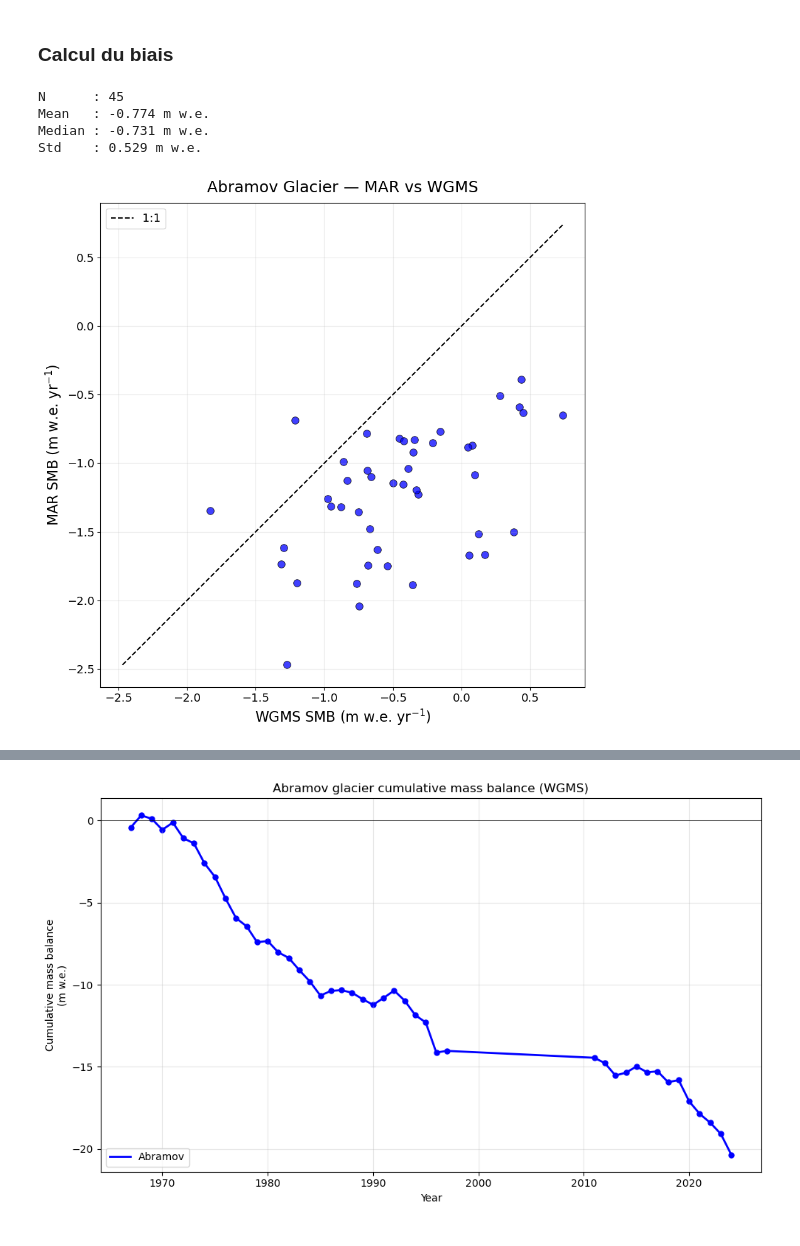
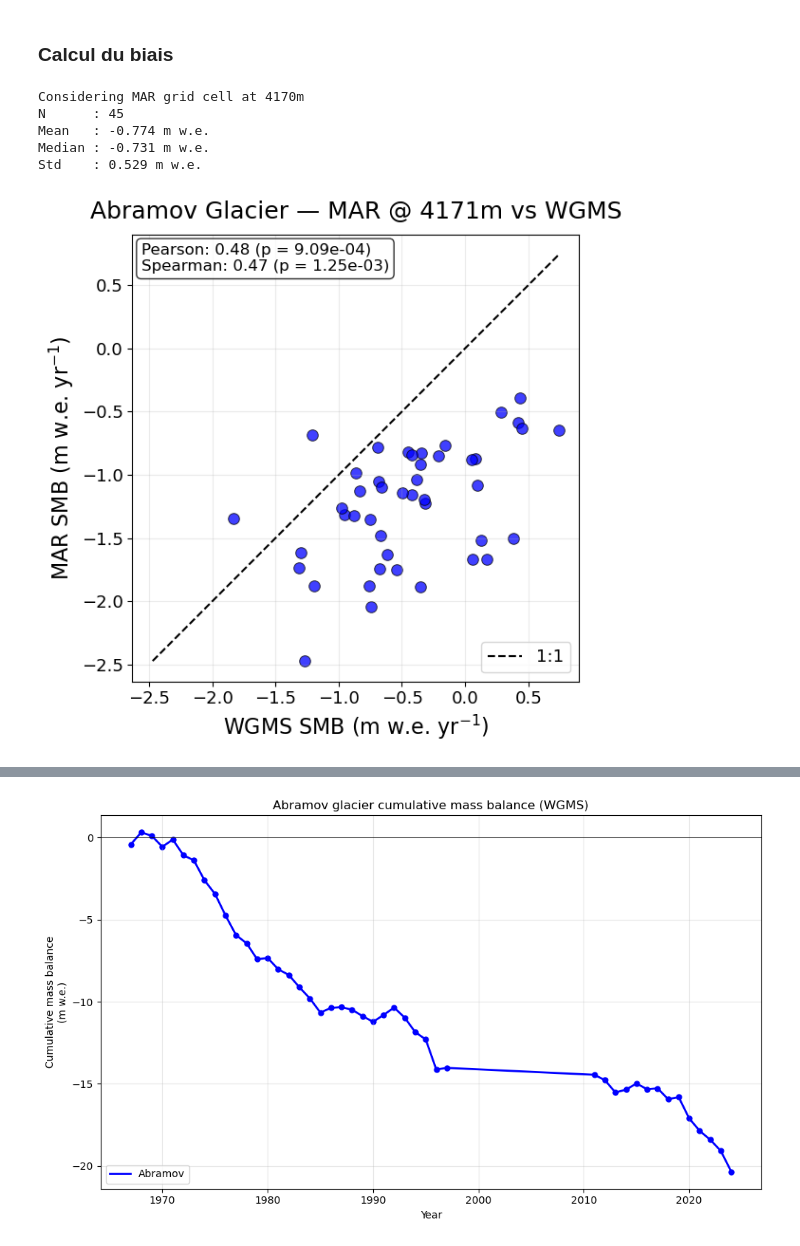
Before and after one commit to xfain/MAR_HMA, a Jupyter notebook: Pamir_domain/SMB.timeSeries_GRp-Abramov.ipynb, the cells around one changed output, grey strips where cells are left out. Cells and saved outputs as stored; diff of their text form; code cells hidden in the pictures.

```diff
--- a/Pamir_domain/SMB.timeSeries_GRp-Abramov.ipynb
+++ b/Pamir_domain/SMB.timeSeries_GRp-Abramov.ipynb
@@ -98,3 +100,18 @@ Latitude : 39.67844009399414
 Longitude : 71.48213958740234
 Altitude : 4171.5380859375
 %ICE : 33.333335876464844
+# %%
+dist = np.sqrt((ds_lat - abra_lat)**2 + (ds_lon - abra_lon)**2)
+idx_1d = dist.argmin().item()
+iY, iX = np.unravel_index(idx_1d, dist.shape)
+
+iX_N= iX+1
+iY_N = iY
+
+print("Caratéristique de la maille MAR voisine du glacier Abramov la plus haute")
+print("Indice Y :", iY_N)
+print("Indice X :", iX_N)
+print("Latitude :", ds_lat[iY_N, iX_N].item())
+print("Longitude :", ds_lon[iY_N, iX_N].item())
+print("Altitude :", ds_SH[iY_N, iX_N].item())
+print("Ice% :", ds_ICE[iY_N, iX_N].item())
@@ -796,11 +1407,13 @@ comparison["difference"] = comparison["MAR"] - comparison["WGMS"]
 
 n = comparison["difference"].count()
 
+print("Considering MAR grid cell at 4170m")
 print(f"N      : {n}")
 print(f"Mean   : {comparison['difference'].mean():.3f} m w.e.")
 print(f"Median : {comparison['difference'].median():.3f} m w.e.")
 print(f"Std    : {comparison['difference'].std():.3f} m w.e.")
 # %% [output]
+Considering MAR grid cell at 4170m
 N      : 45
 Mean   : -0.774 m w.e.
 Median : -0.731 m w.e.
@@ -812,9 +1425,7 @@ Std    : 0.529 m w.e.
 ds = smb_obs["Abramov"].copy()
 
 wgms = ds[["year", balance_col]].copy()
-
 wgms = wgms.rename(columns={
-    "year": "year",
     balance_col: "WGMS"
 })
 
@@ -831,11 +1442,9 @@ ds_SMB_abra_annual = (
     / 1000
 )
 
-# Ajouter une année pour faire correspondre
-# l'année hydrologique MAR avec l'année WGMS
+# Ajouter une année
 ds_SMB_abra_annual["time"] = (
-    ds_SMB_abra_annual.time.to_index()
-    + pd.DateOffset(years=1)
+    ds_SMB_abra_annual.time.to_index() + pd.DateOffset(years=1)
 )
 
 mar = pd.DataFrame({
@@ -844,7 +1453,7 @@ mar = pd.DataFrame({
 })
 
 # -------------------------
-# Comparaison MAR / WGMS
+# Fusion MAR / WGMS
 # -------------------------
 comparison = pd.merge(
     wgms,
@@ -853,15 +1462,21 @@ comparison = pd.merge(
     how="inner"
 )
 
-# Supprimer les années avec des valeurs manquantes
-comparison = comparison.dropna(
-    subset=["MAR", "WGMS"]
-)
+# -------------------------
+# Différence
+# -------------------------
+comparison["difference"] = comparison["MAR"] - comparison["WGMS"]
+
+# -------------------------
+# Calcul des coefficients de corrélation et des p-values
+# -------------------------
+pearson_corr, pearson_p = stats.pearsonr(comparison["WGMS"], comparison["MAR"])
+spearman_corr, spearman_p = stats.spearmanr(comparison["WGMS"], comparison["MAR"])
 
 # -------------------------
 # Scatter plot
 # -------------------------
-fig, ax = plt.subplots(figsize=(9, 9))
+fig, ax = plt.subplots(figsize=(6, 6))
 
 ax.scatter(
     comparison["WGMS"],
@@ -893,6 +1508,22 @@ ax.plot(
     linestyle="--",
     linewidth=1.5,
     label="1:1"
+)
+
+# -------------------------
+# Annotation des coefficients de corrélation et des p-values
+# -------------------------
+correlation_text = (
+    f"Pearson: {pearson_corr:.2f} (p = {pearson_p:.2e})\n"
+    f"Spearman: {spearman_corr:.2f} (p = {spearman_p:.2e})"
+)
+ax.text(
+    0.02, 0.98,  # Position (x, y) en coordonnées normalisées
+    correlation_text,
+    transform=ax.transAxes,
+    fontsize=12,
+    verticalalignment="top",
+    bbox=dict(boxstyle="round", facecolor="white", alpha=0.8)
 )
 
 # -------------------------
@@ -919,32 +1550,32 @@ ax.tick_params(
 ax.grid(
     alpha=0.25
 )
 
 # -------------------------
 # Aspect identique
 # -------------------------
 ax.set_aspect(
     "equal",
     adjustable="box"
 )
 
 # -------------------------
 # Titre
 # -------------------------
 ax.set_title(
-    "Abramov Glacier — MAR vs WGMS",
+    "Abramov Glacier — MAR @ 4171m vs WGMS",
     fontsize=18,
     pad=12
 )
 
 # -------------------------
 # Légende
 # -------------------------
 ax.legend(
     fontsize=13
 )
 
 plt.tight_layout()
 plt.show()
 # %% [output]
-[figure, old version]
+[figure, new version]
```
Also changed, not shown: parts of 36 cells of this notebook, 7 other files.
